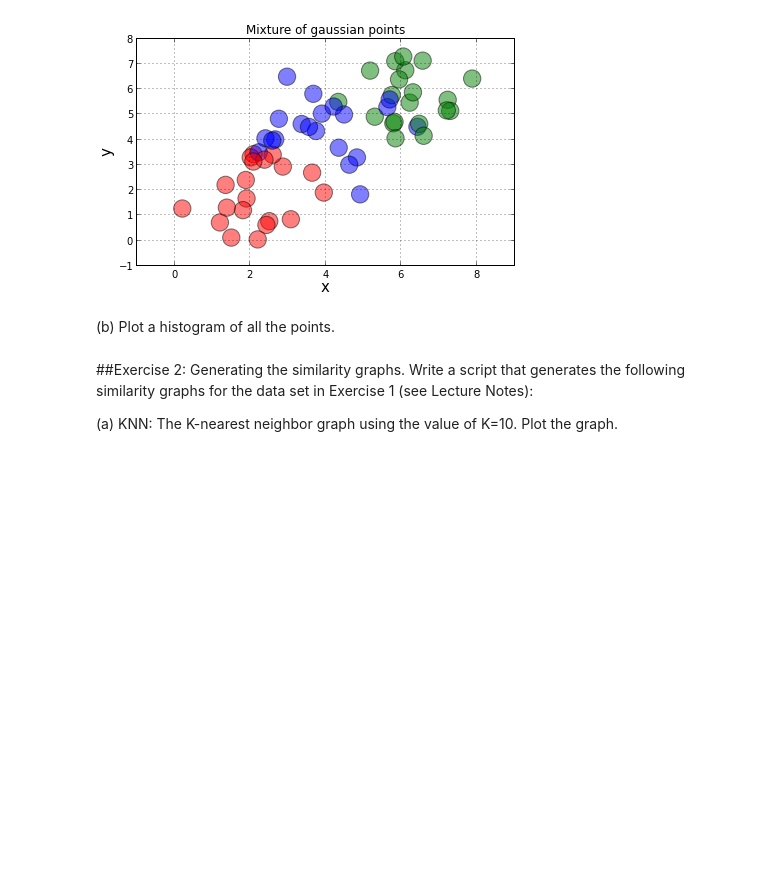
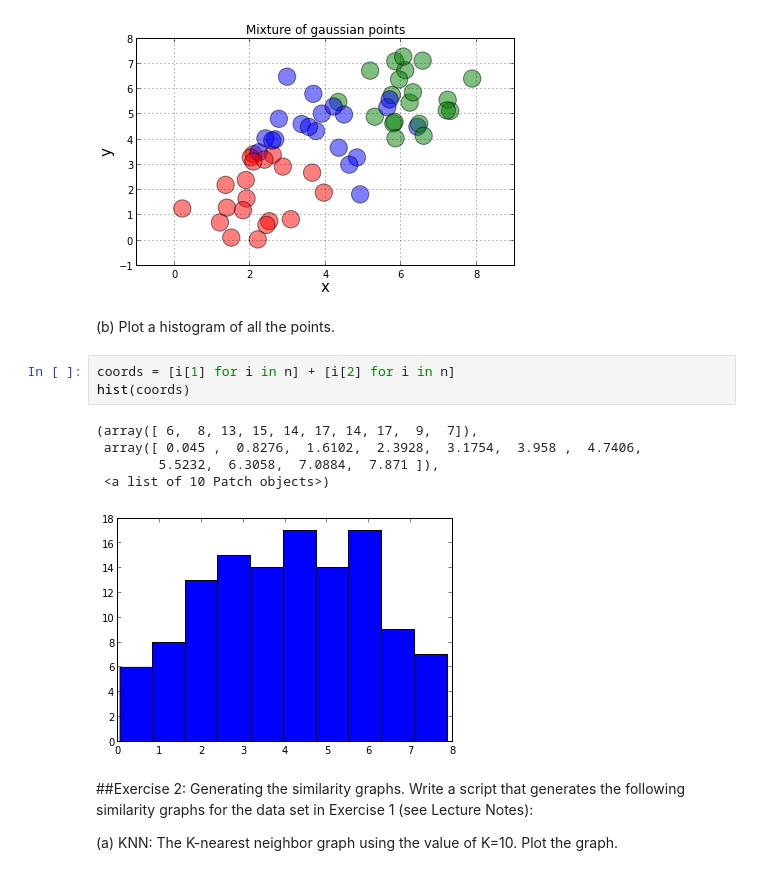
Before and after one commit to sagarjauhari/graph_mining, a Jupyter notebook: Graph Data Mining - L2.ipynb, the cells around one changed output. Cells and saved outputs as stored; diff of their text form; blank space fills up the shorter version.

```diff
--- a/Graph Data Mining - L2.ipynb
+++ b/Graph Data Mining - L2.ipynb
@@ -48,6 +48,15 @@ plot_pts(n)
 [figure]
 # %% [markdown]
 (b) Plot a histogram of all the points.
+# %%
+coords = [i[1] for i in n] + [i[2] for i in n]
+hist(coords)
+# %% [output]
+(array([ 6,  8, 13, 15, 14, 17, 14, 17,  9,  7]),
+ array([ 0.045 ,  0.8276,  1.6102,  2.3928,  3.1754,  3.958 ,  4.7406,
+        5.5232,  6.3058,  7.0884,  7.871 ]),
+ <a list of 10 Patch objects>)
+[figure, added]
 # %% [markdown]
 ##Exercise 2: Generating the similarity graphs.
 Write a script that generates the following similarity graphs for the data set in Exercise 1 (see Lecture Notes):
```
Also changed, not shown: parts of 7 cells of this notebook.
